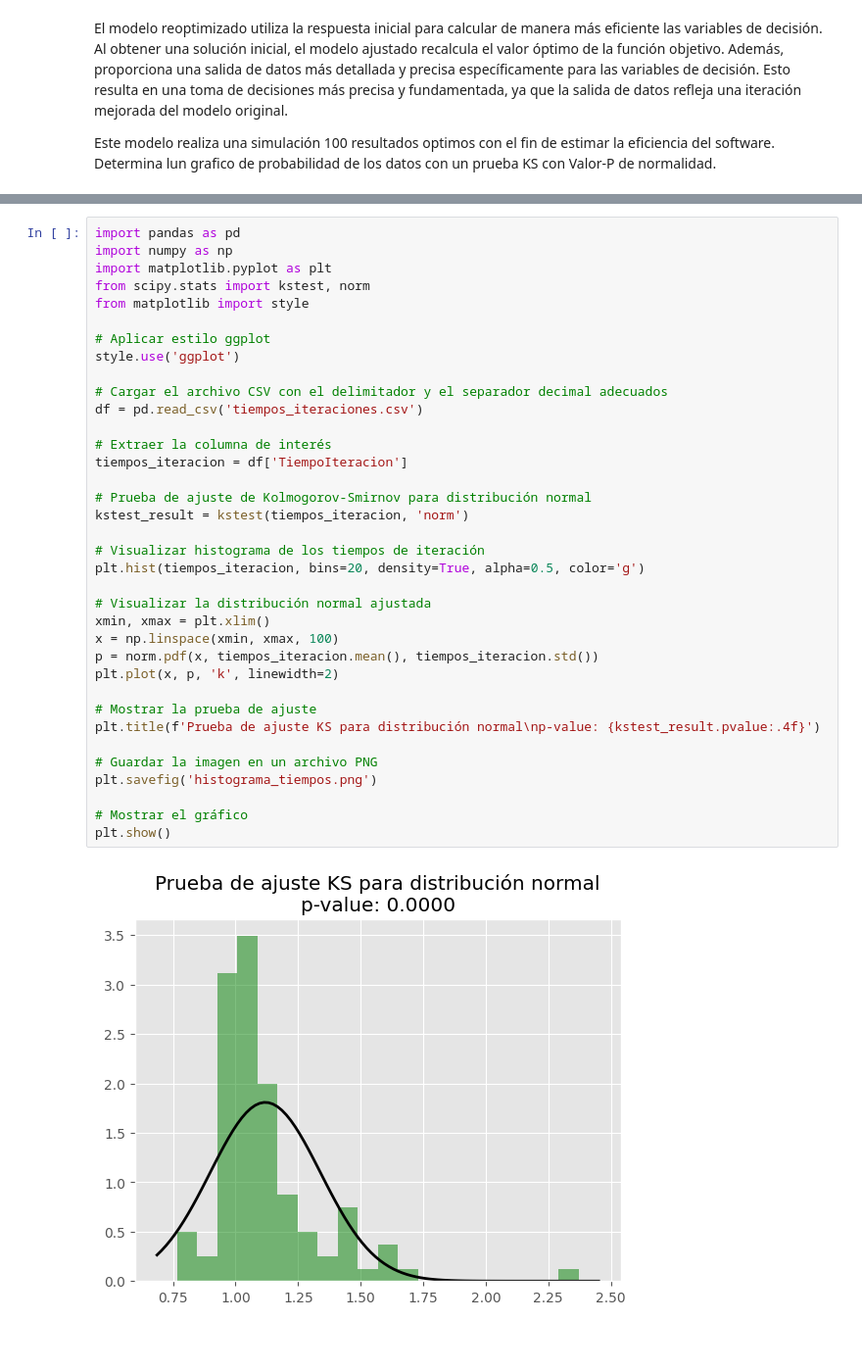
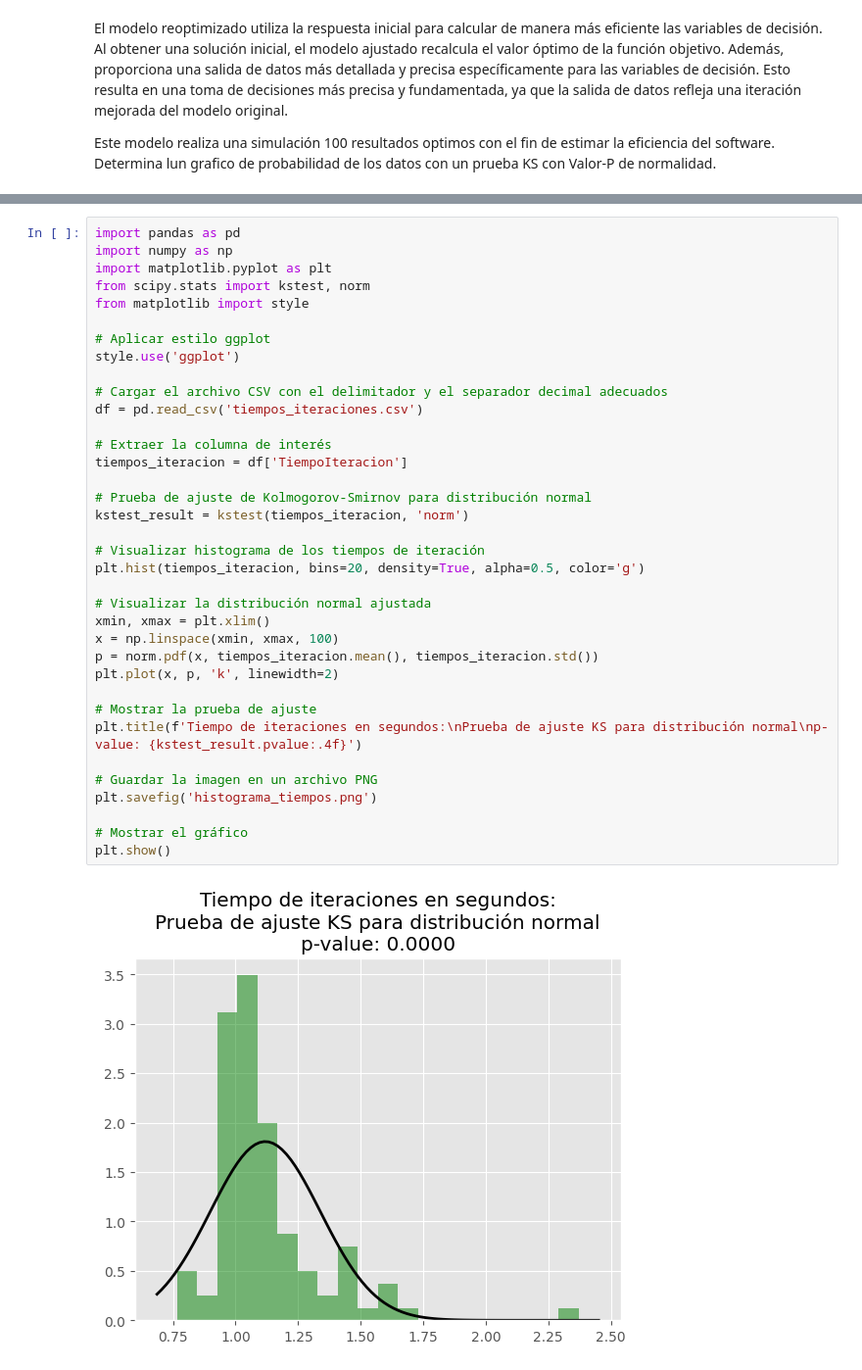
Before and after one commit to Manuelortegaj11/OptimizationModel, a Jupyter notebook: Optimization models (Pyomo)/LA GUAJIRA/Modelo de Transporte.ipynb, the cells around one changed output, grey strips where cells are left out. Shown at 98% size. Cells and saved outputs as stored; diff of their text form; blank space fills up the shorter version.

```diff
--- a/Optimization models (Pyomo)/LA GUAJIRA/Modelo de Transporte.ipynb
+++ b/Optimization models (Pyomo)/LA GUAJIRA/Modelo de Transporte.ipynb
@@ -856,32 +856,32 @@ from matplotlib import style
 
 # Aplicar estilo ggplot
 style.use('ggplot')
 
 # Cargar el archivo CSV con el delimitador y el separador decimal adecuados
 df = pd.read_csv('tiempos_iteraciones.csv')
 
 # Extraer la columna de interés
 tiempos_iteracion = df['TiempoIteracion']
 
 # Prueba de ajuste de Kolmogorov-Smirnov para distribución normal
 kstest_result = kstest(tiempos_iteracion, 'norm')
 
 # Visualizar histograma de los tiempos de iteración
 plt.hist(tiempos_iteracion, bins=20, density=True, alpha=0.5, color='g')
 
 # Visualizar la distribución normal ajustada
 xmin, xmax = plt.xlim()
 x = np.linspace(xmin, xmax, 100)
 p = norm.pdf(x, tiempos_iteracion.mean(), tiempos_iteracion.std())
 plt.plot(x, p, 'k', linewidth=2)
 
 # Mostrar la prueba de ajuste
-plt.title(f'Prueba de ajuste KS para distribución normal\np-value: {kstest_result.pvalue:.4f}')
+plt.title(f'Tiempo de iteraciones en segundos:\nPrueba de ajuste KS para distribución normal\np-value: {kstest_result.pvalue:.4f}')
 
 # Guardar la imagen en un archivo PNG
 plt.savefig('histograma_tiempos.png')
 
 # Mostrar el gráfico
 plt.show()
 # %% [output]
-[figure, old version]
+[figure, new version]
```
Also changed, not shown: 5 other files.
